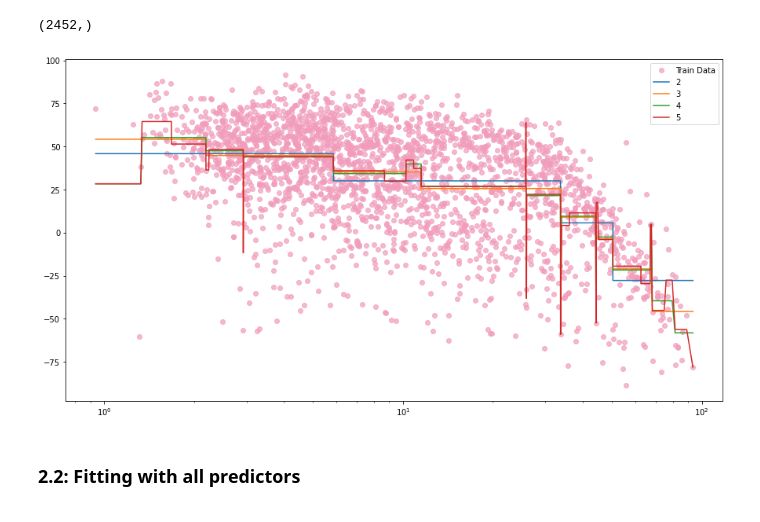
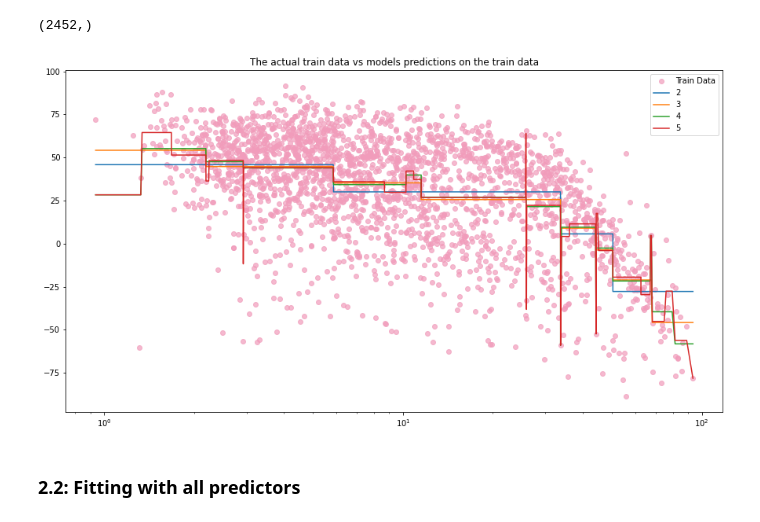
Before and after one commit to bitanb1999/univ-ml2-lab1, a Jupyter notebook: distribute_lab1.ipynb, the cells around one changed output. Cells and saved outputs as stored; diff of their text form; code cells hidden in the pictures.

```diff
--- a/distribute_lab1.ipynb
+++ b/distribute_lab1.ipynb
@@ -111,25 +111,26 @@ y_train.shape
 # %%
 #your code here
 #X_tree_train=X_train[['minority']]
 #X_tree_train=X_test[['minority']]
 fig,ax=plt.subplots(figsize=(15,8))
 test_scores=[]
 train_scores=[]
 dtree_models=[]
 plt.plot(X_train[['minority']],y_train,'o',color='#F19CBB', markersize=6, label="Train Data",alpha=0.7)
 #plt.plot(X_test[['minority']],y_test,'o',color='#D5F122', markersize=6, label="Test Data",alpha=0.5)
 for i in range(2,6):
   dtree=DecisionTreeRegressor(max_depth=i,min_samples_split=i)
   dtree.fit(X_train[['minority']],y_train)
   sort_x=X_train.sort_values(by='minority')
   plt.plot(sort_x[['minority']],dtree.predict(sort_x[['minority']]),label=str(i))
   dtree_models.append(dtree)
   train_scores.append(r2_score(y_train,dtree.predict(X_train[['minority']])))
   test_scores.append(r2_score(y_test,dtree.predict(X_test[['minority']])))
 ax.set_xscale('log')
+plt.title("The actual train data vs models predictions on the train data")
 plt.legend();
 # %% [output]
-[figure, old version]
+[figure, new version]
 # %% [markdown]
 ### 2.2: Fitting with all predictors
 # %% [markdown]
```
Also changed, not shown: parts of 16 cells of this notebook.
